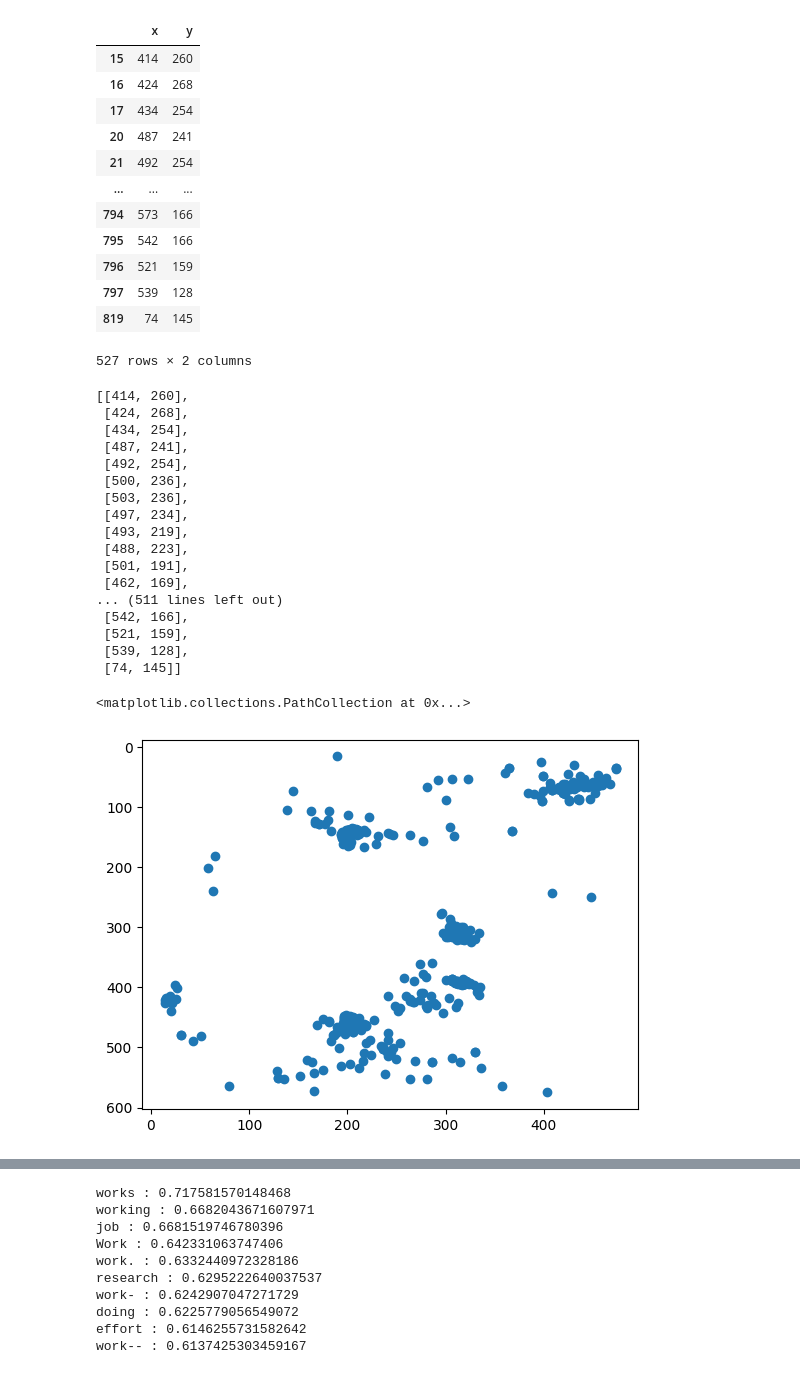
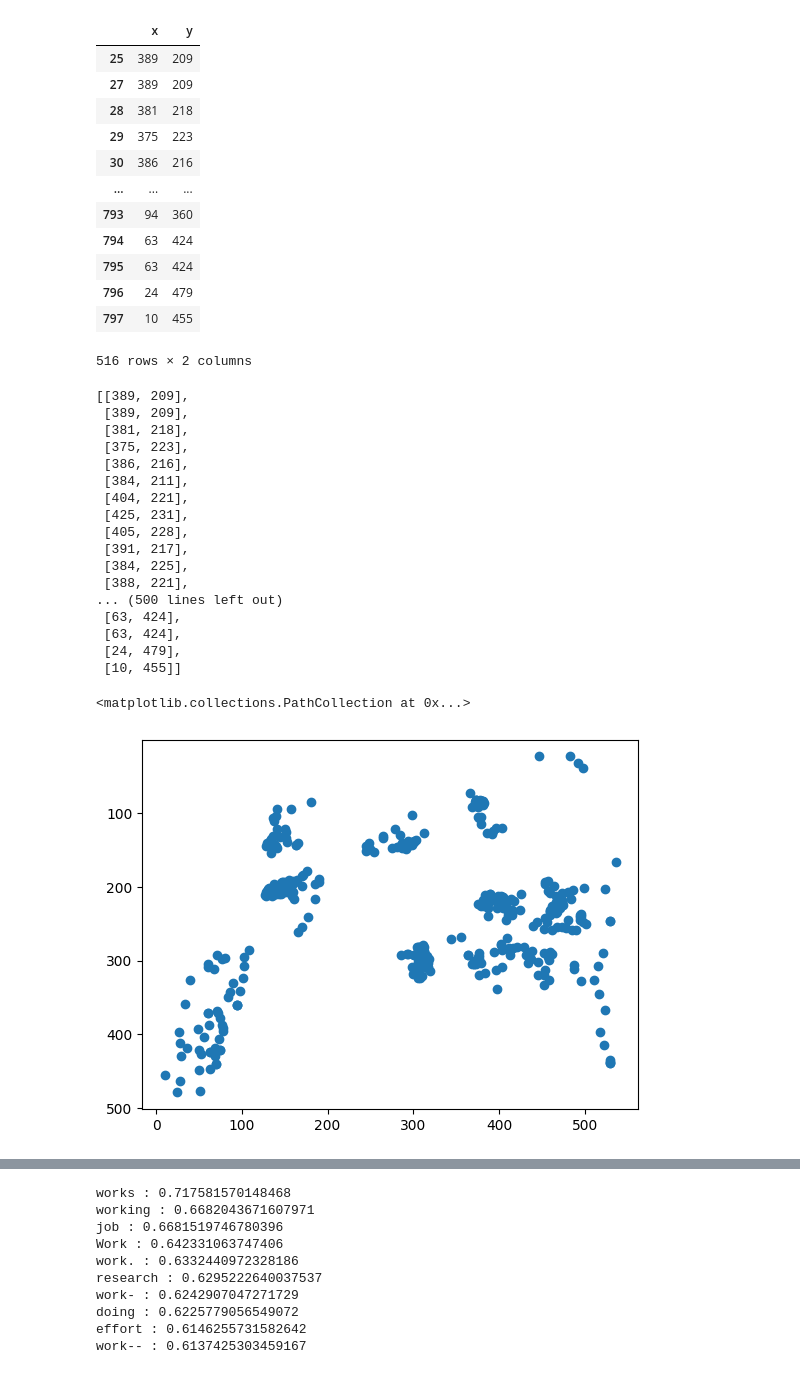
Before and after one commit to ozaki-hr8/-Space-Utilization-Analysis, a Jupyter notebook: cluster copy.ipynb, the cells around one changed output, grey strips where cells are left out. Saved outputs shown, nothing was run; the diff lists cells and outputs as text; code cells hidden in the pictures.

```diff
--- a/cluster copy.ipynb
+++ b/cluster copy.ipynb
@@ -12,5 +14,5 @@ model = KeyedVectors.load_word2vec_format(model_dir, binary=False)
 # %%
-data=pd.read_csv("0705_1.csv")
+data=pd.read_csv(f"{inputfile}")
 
 interaction_array=np.array(data['interactions'])
 interaction_with_array=np.array(data['target_obj'])
@@ -55,46 +61,46 @@ data2=data.loc[:,['x','y']]
 data2
 # %% [output]
 |  | x | y |
-| 15 | 414 | 260 |
-| 16 | 424 | 268 |
-| 17 | 434 | 254 |
-| 20 | 487 | 241 |
-| 21 | 492 | 254 |
+| 25 | 389 | 209 |
+| 27 | 389 | 209 |
+| 28 | 381 | 218 |
+| 29 | 375 | 223 |
+| 30 | 386 | 216 |
 | ... | ... | ... |
-| 794 | 573 | 166 |
-| 795 | 542 | 166 |
-| 796 | 521 | 159 |
-| 797 | 539 | 128 |
-| 819 | 74 | 145 |
+| 793 | 94 | 360 |
+| 794 | 63 | 424 |
+| 795 | 63 | 424 |
+| 796 | 24 | 479 |
+| 797 | 10 | 455 |
-527 rows × 2 columns
+516 rows × 2 columns
 # %%
 data3 = [list(e) for e in zip(data['x'],data['y'])]
 # %%
 data3
 # %% [output]
-[[414, 260],
- [424, 268],
- [434, 254],
- [487, 241],
- [492, 254],
- [500, 236],
- [503, 236],
- [497, 234],
- [493, 219],
- [488, 223],
- [501, 191],
- [462, 169],
-... (511 lines left out)
- [542, 166],
- [521, 159],
- [539, 128],
- [74, 145]]
+[[389, 209],
+ [389, 209],
+ [381, 218],
+ [375, 223],
+ [386, 216],
+ [384, 211],
+ [404, 221],
+ [425, 231],
+ [405, 228],
+ [391, 217],
+ [384, 225],
+ [388, 221],
+... (500 lines left out)
+ [63, 424],
+ [63, 424],
+ [24, 479],
+ [10, 455]]
 # %%
 # data=pd.read_csv("20230623.csv")
 plt.gca().invert_yaxis()  # y軸を反転する
-plt.scatter(data.loc[:, ['y']], data.loc[:, ['x']])
+plt.scatter(data.loc[:, ['x']], data.loc[:, ['y']])
 # %% [output]
 <matplotlib.collections.PathCollection at 0x...>
-[figure, old version]
+[figure, new version]
 # %%
 # data=pd.read_csv("20230623.csv")
```
Also changed, not shown: parts of 11 cells of this notebook, 5 other files.
